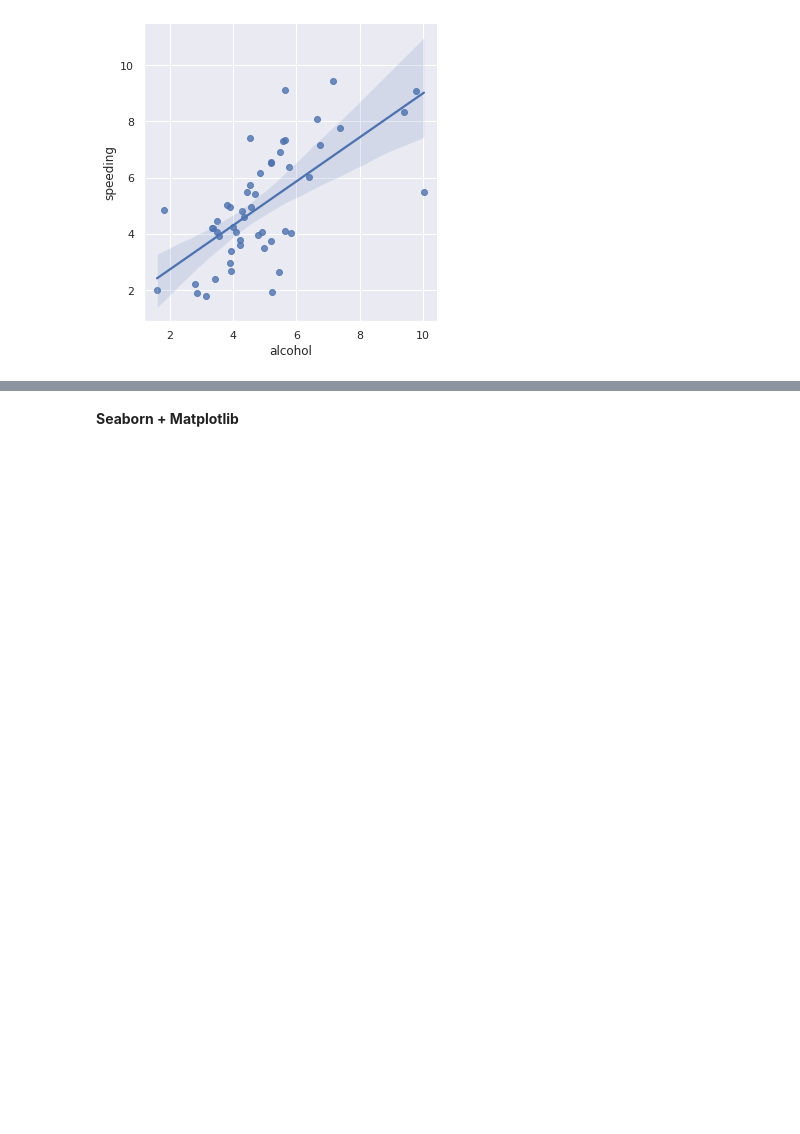
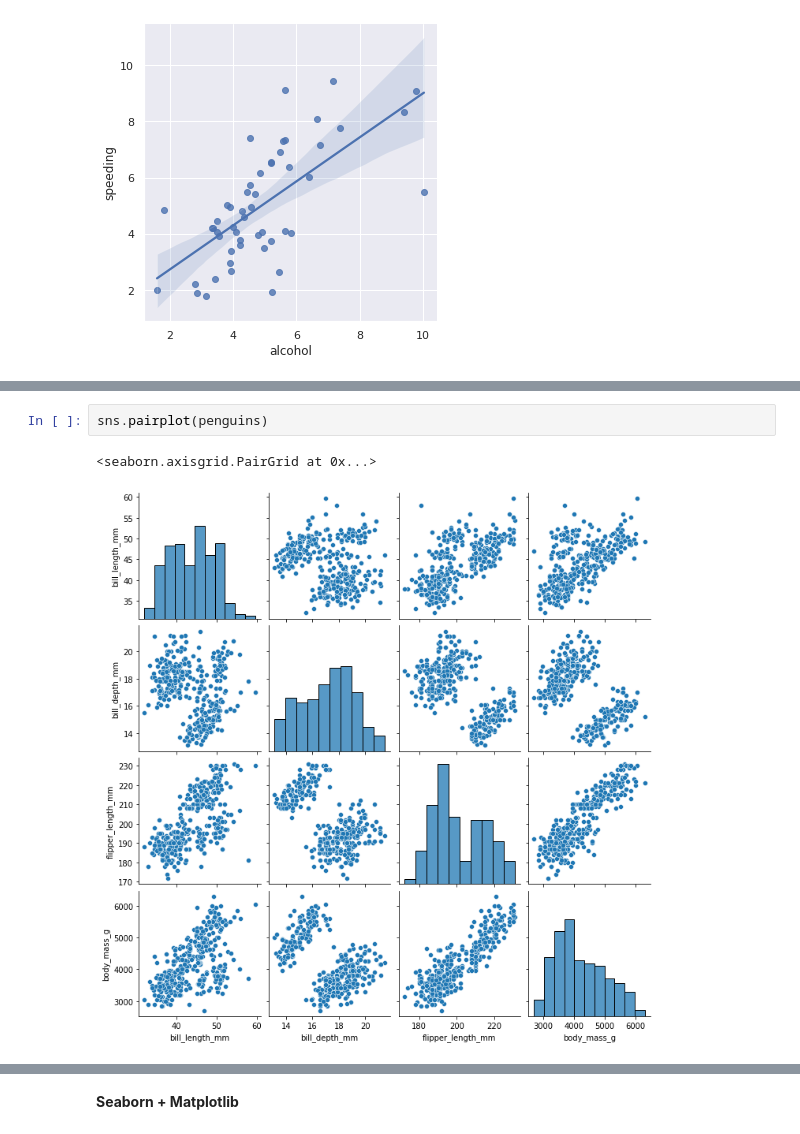
Before and after one commit to JoaoLucasAbreu/Seaborn, a Jupyter notebook: Seaborn.ipynb, the cells around one changed output, grey strips where cells are left out. Drawn from its saved outputs; the diff is of its cells as text; blank space fills up the shorter version.

```diff
--- a/Seaborn.ipynb
+++ b/Seaborn.ipynb
@@ -247,0 +266,5 @@ sns.lmplot(data = crashes, x = 'alcohol', y = "speeding")
+# %%
+sns.pairplot(penguins)
+# %% [output]
+<seaborn.axisgrid.PairGrid at 0x...>
+[figure, added]
```
Also changed, not shown: parts of 5 cells of this notebook.
